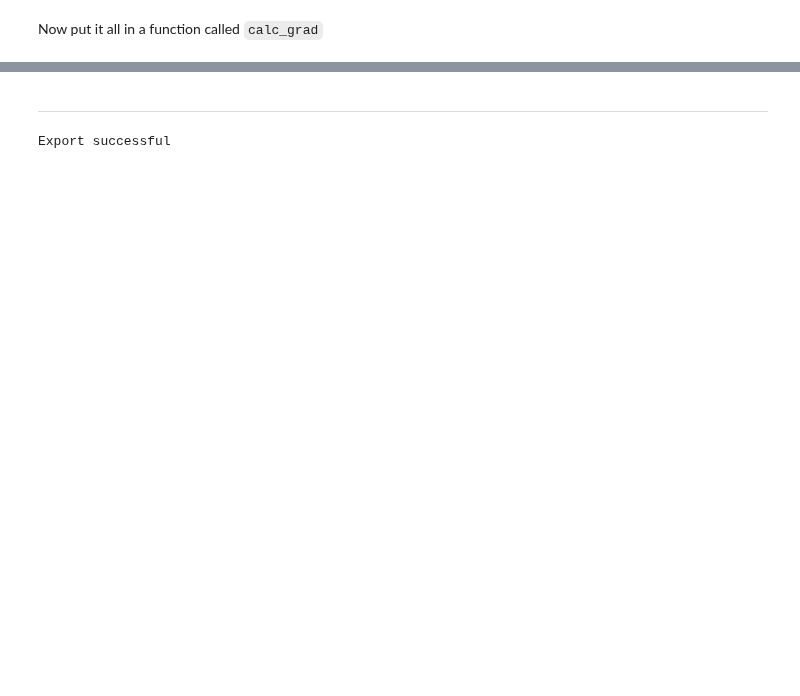
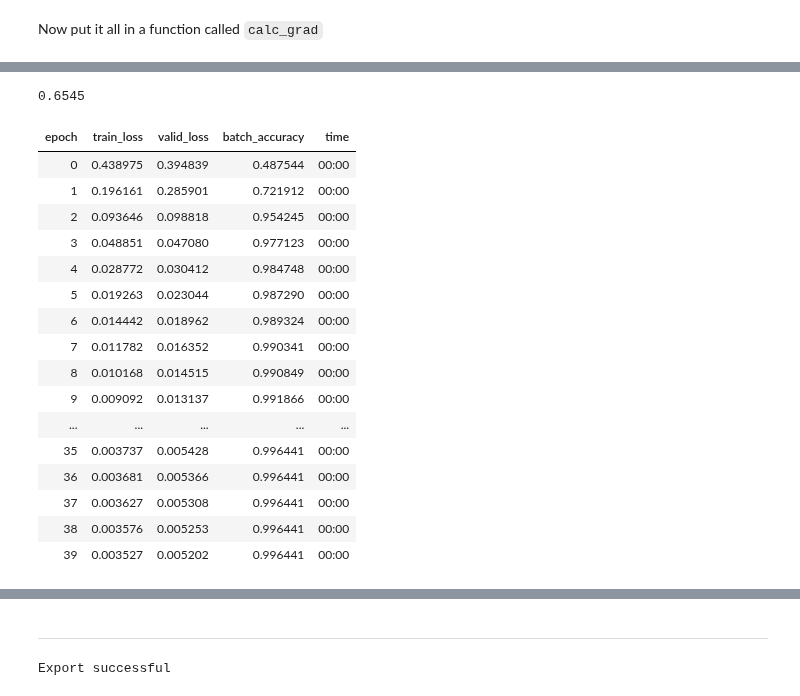
Before and after one commit to peterbull/deep-learning-projects, a Jupyter notebook: ch_4_notes/04_ch_pt_2.ipynb, the cells around one changed output, grey strips where cells are left out. Drawn from its saved outputs; the diff is of its cells as text; code cells hidden in the pictures; blank space fills up the shorter version.

```diff
--- a/04_ch_pt_2.ipynb
+++ b/ch_4_notes/04_ch_pt_2.ipynb
@@ -833,0 +874,5 @@ Now put it all in a function called `calc_grad`
+# %%
+def batch_accuracy(xb, yb):
+    preds = xb.sigmoid()
+    correct = (preds>0.5) == yb
+    return correct.float().mean()
@@ -833,0 +897,4 @@ Now put it all in a function called `calc_grad`
+# %%
+validate_epoch(linear1)
+# %% [output]
+0.6545
@@ -833,0 +911,20 @@ Now put it all in a function called `calc_grad`
+# %%
+learn.fit(40,0.1)
+# %% [output]
+| epoch | train_loss | valid_loss | batch_accuracy | time |
+| 0 | 0.438975 | 0.394839 | 0.487544 | 00:00 |
+| 1 | 0.196161 | 0.285901 | 0.721912 | 00:00 |
+| 2 | 0.093646 | 0.098818 | 0.954245 | 00:00 |
+| 3 | 0.048851 | 0.047080 | 0.977123 | 00:00 |
+| 4 | 0.028772 | 0.030412 | 0.984748 | 00:00 |
+| 5 | 0.019263 | 0.023044 | 0.987290 | 00:00 |
+| 6 | 0.014442 | 0.018962 | 0.989324 | 00:00 |
+| 7 | 0.011782 | 0.016352 | 0.990341 | 00:00 |
+| 8 | 0.010168 | 0.014515 | 0.990849 | 00:00 |
+| 9 | 0.009092 | 0.013137 | 0.991866 | 00:00 |
+| ... | ... | ... | ... | ... |
+| 35 | 0.003737 | 0.005428 | 0.996441 | 00:00 |
+| 36 | 0.003681 | 0.005366 | 0.996441 | 00:00 |
+| 37 | 0.003627 | 0.005308 | 0.996441 | 00:00 |
+| 38 | 0.003576 | 0.005253 | 0.996441 | 00:00 |
+| 39 | 0.003527 | 0.005202 | 0.996441 | 00:00 |
```
Also changed, not shown: parts of 23 cells of this notebook, 7 other files.
